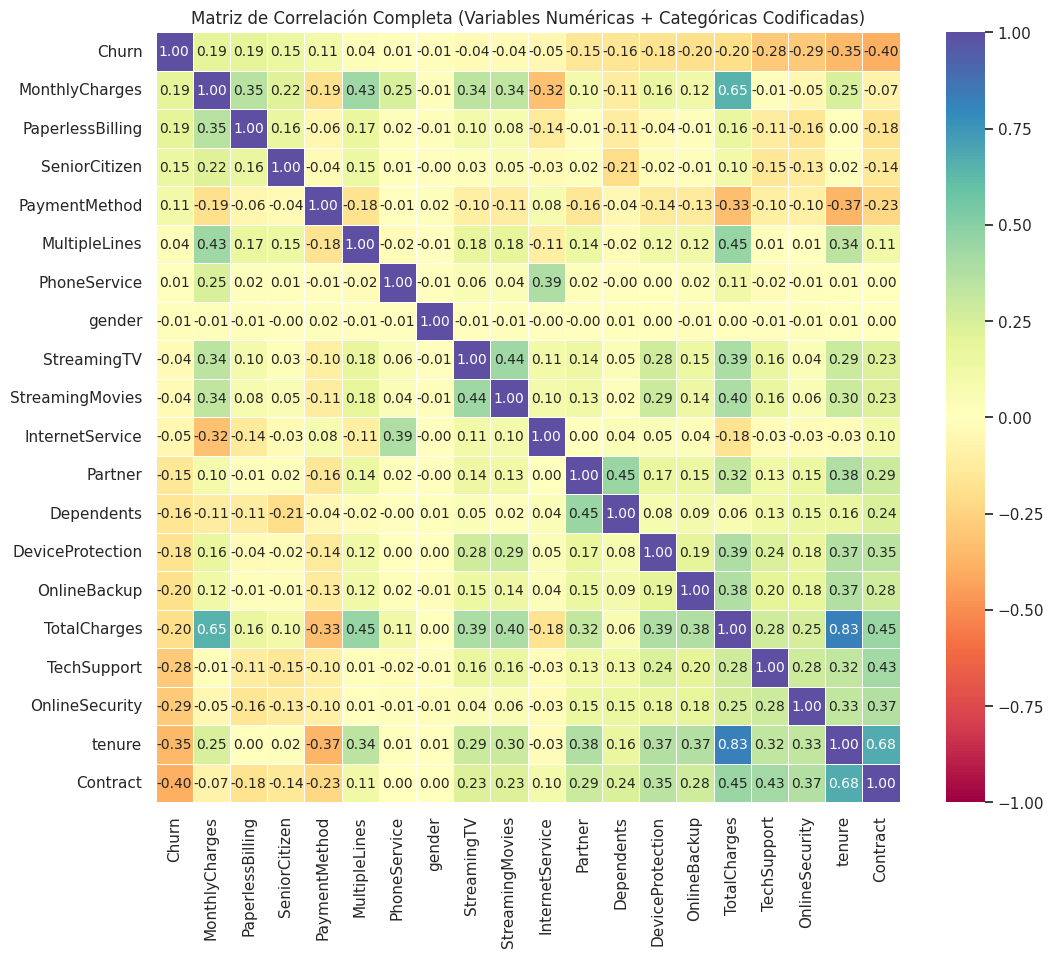
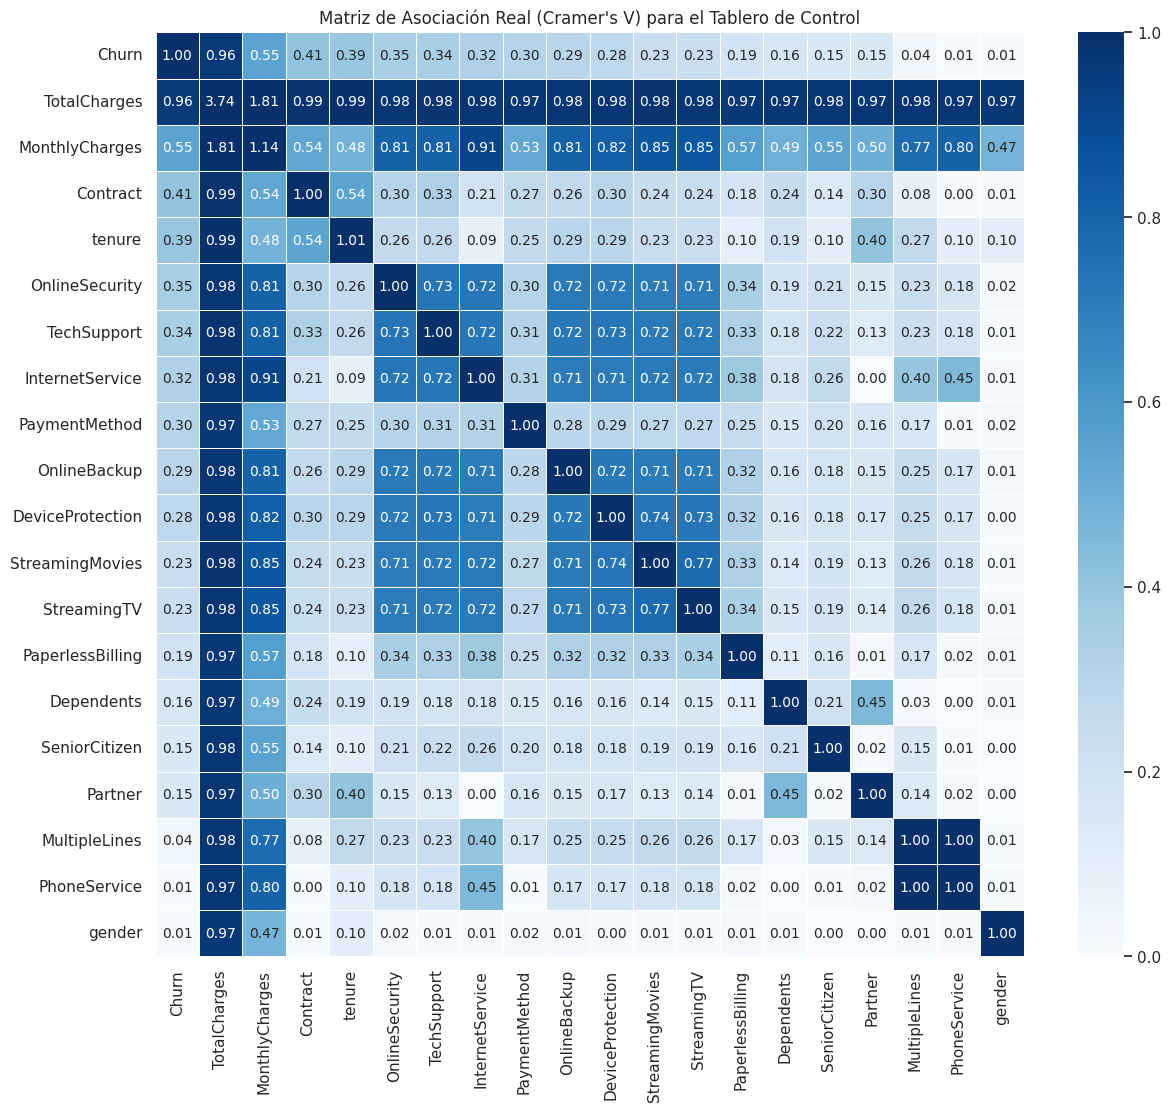
Code edit (unified diff) that turned the first committed figure into the second:
--- before
+++ after
@@ -1,27 +1,61 @@
 #2. Matriz de Correlación para Variables Categóricas (Cramer's V)
 import numpy as np
+import scipy.stats as stats  # Importamos el módulo base de estadística
 
-# Creamos una copia para el mapa de correlación transformando variables de texto a numéricas discretas
+# 1. Cargar datos asegurando tipos de Pandas modernos
+df = pd.read_csv("../01.data/processed/telco_churn_clean.csv")
 df_encoded = df.copy().drop(columns=["customerID"])
 
-for col in df_encoded.select_dtypes(include=["object"]).columns:
-    df_encoded[col] = df_encoded[col].astype("category").cat.codes
+# Solución al Pandas4Warning
+for col in df_encoded.select_dtypes(include=["object", "string"]).columns:
+    df_encoded[col] = df_encoded[col].astype("category")
 
-# Calculamos la correlación completa (Pearson extendido a categorías codificadas)
-plt.figure(figsize=(12, 10))
+# 2. Función matemática para calcular Cramer's V corregida
+def cramers_v(x, y):
+    # Solución de contingencia: Usamos crosstab de Pandas en lugar de scipy.stats.contingency_matrix
+    confusion_matrix = pd.crosstab(x, y).values
+    
+    n = confusion_matrix.sum()
+    r, k = confusion_matrix.shape
+    if n == 0 or min(r, k) <= 1:
+        return 0.0
+        
+    # Ejecutamos la prueba Chi-cuadrado estándar
+    chi2 = stats.chi2_contingency(confusion_matrix, correction=False)[0]
+    
+    # Corrección de sesgo de Tschuprow / Cramer
+    chi2_corr = max(0, chi2 - ((k - 1) * (r - 1)) / (n - 1))
+    k_corr = k - ((k - 1) ** 2) / (n - 1)
+    r_corr = r - ((r - 1) ** 2) / (n - 1)
+    min_dim = min(k_corr - 1, r_corr - 1)
+    
+    if min_dim == 0:
+        return 0.0
+    return np.sqrt(chi2_corr / (n * min_dim))
 
-# Seleccionamos las variables con mayor correlación con Churn para no saturar la vista
-top_corr = df_encoded.corr()["Churn"].sort_values(ascending=False).index
+# 3. Construir la matriz de asociación para todas las variables
+cols = df_encoded.columns
+n_cols = len(cols)
+matrix = np.zeros((n_cols, n_cols))
 
+for i in range(n_cols):
+    for j in range(n_cols):
+        matrix[i, j] = cramers_v(df_encoded.iloc[:, i], df_encoded.iloc[:, j])
+
+df_cramer = pd.DataFrame(matrix, index=cols, columns=cols)
+
+# 4. Graficar Heatmap corporativo en gama de azules
+plt.figure(figsize=(14, 12))
+top_features = df_cramer["Churn"].sort_values(ascending=False).index
 sns.heatmap(
-    df_encoded[top_corr].corr(), 
-    annot=True, 
-    fmt=".2f", 
-    cmap="Spectral", 
-    vmin=-1, 
+    df_cramer.loc[top_features, top_features],
+    annot=True,
+    fmt=".2f",
+    cmap="Blues", 
+    vmin=0,
     vmax=1,
     linewidths=0.5
 )
+plt.title("Matriz de Asociación Real (Cramer's V) para el Tablero de Control")
+plt.show()
 
-plt.title("Matriz de Correlación Completa (Variables Numéricas + Categóricas Codificadas)")
-plt.show()

Commit: refactor: optimizar pipeline de churn, corregir warnings de gpu y sincronizar ui